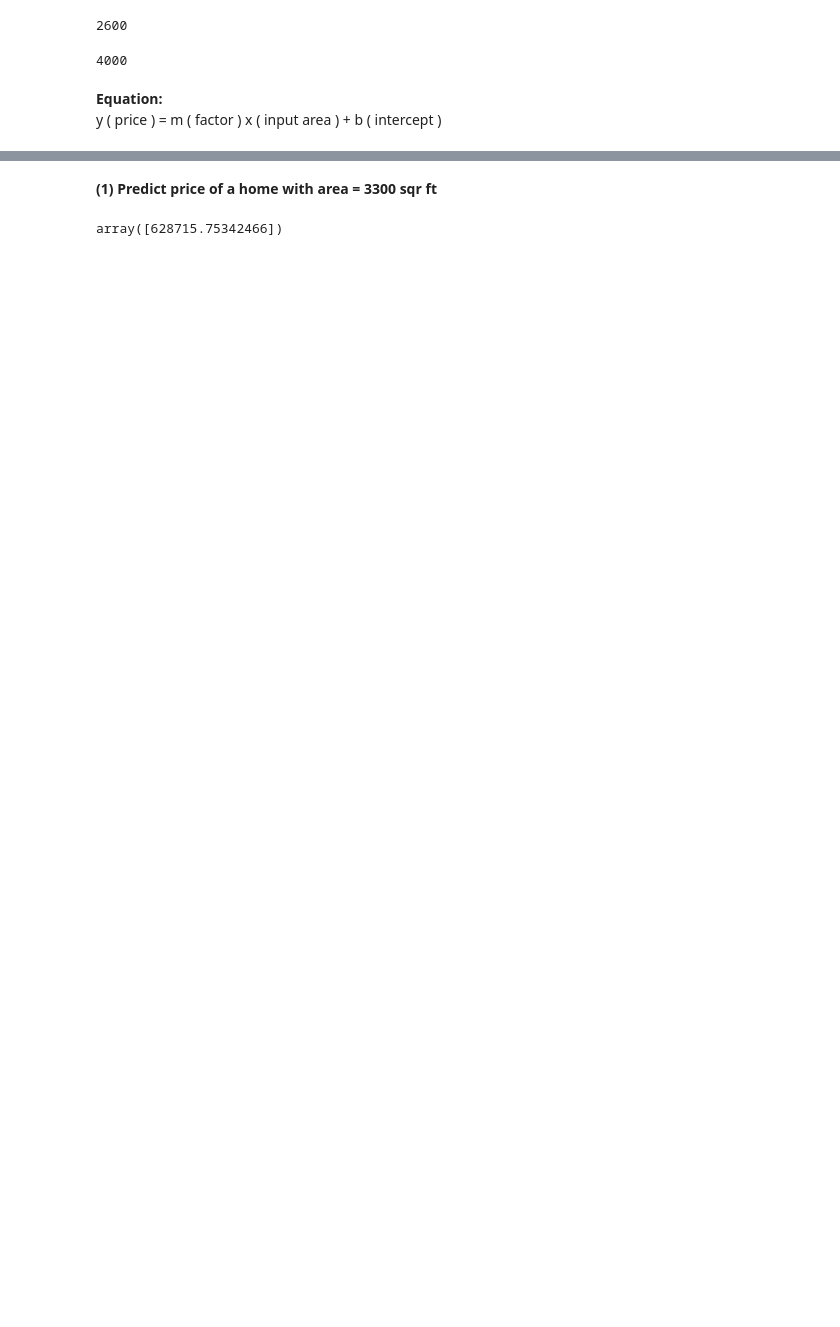
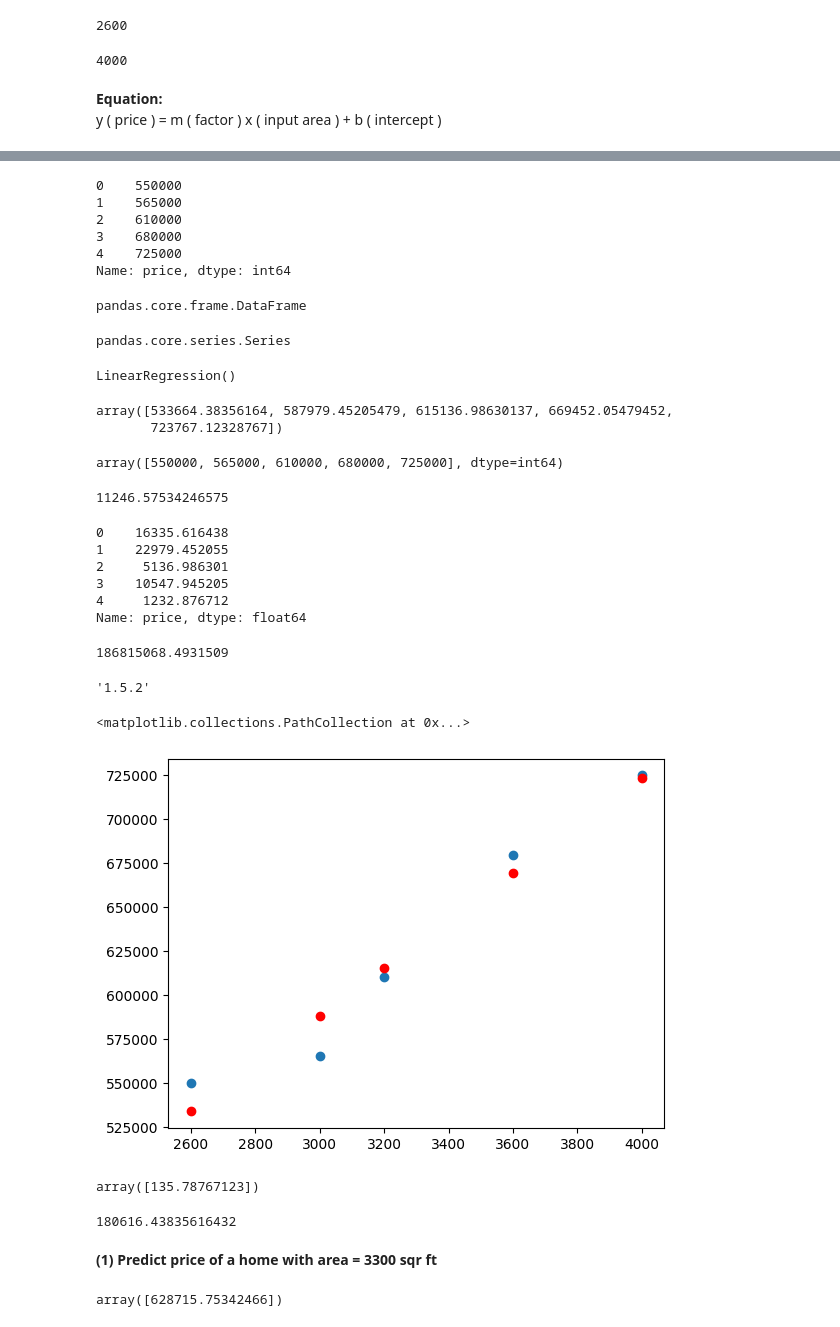
Before and after one commit to gehad-Ahmed30/Machine-Learning, a Jupyter notebook: 1_linear_regression.ipynb, the cells around one changed output, grey strips where cells are left out. Cells and saved outputs as stored; diff of their text form; code cells hidden in the pictures; blank space fills up the shorter version.

```diff
--- a/1_linear_regression.ipynb
+++ b/1_linear_regression.ipynb
@@ -213,3 +197,73 @@ LinearRegression()
+# %%
+y=data.price
+y
+# %% [output]
+0    550000
+1    565000
+2    610000
+3    680000
+4    725000
+Name: price, dtype: int64
+# %%
+type(x)
+# %% [output]
+pandas.core.frame.DataFrame
+# %%
+type(y)
+# %% [output]
+pandas.core.series.Series
+# %%
+model=LinearRegression()
+# %%
+model.fit(x,y)
+# %% [output]
+LinearRegression()
+# %%
+prediction=model.predict(x)
+prediction
+# %% [output]
+array([533664.38356164, 587979.45205479, 615136.98630137, 669452.05479452,
+       723767.12328767])
+# %%
+y.values
+# %% [output]
+array([550000, 565000, 610000, 680000, 725000], dtype=int64)
+# %%
+mean_absolute_error(y,prediction)
+# %% [output]
+11246.57534246575
+# %%
+abs(y-prediction)
+# %% [output]
+0    16335.616438
+1    22979.452055
+2     5136.986301
+3    10547.945205
+4     1232.876712
+Name: price, dtype: float64
+# %%
+mean_squared_error(y,prediction)
+# %% [output]
+186815068.4931509
+# %%
+import sklearn
+sklearn.__version__
+# %% [output]
+'1.5.2'
+# %%
+plt.scatter(data.area,data.price)
+plt.scatter(data.area,prediction,color='red')
+# %% [output]
+<matplotlib.collections.PathCollection at 0x...>
+[figure, added]
+# %%
+model.coef_
+# %% [output]
+array([135.78767123])
+# %%
+model.intercept_
+# %% [output]
+180616.43835616432
 # %% [markdown]
 **(1) Predict price of a home with area = 3300 sqr ft**
 # %%
```
Also changed, not shown: parts of 44 cells of this notebook.
